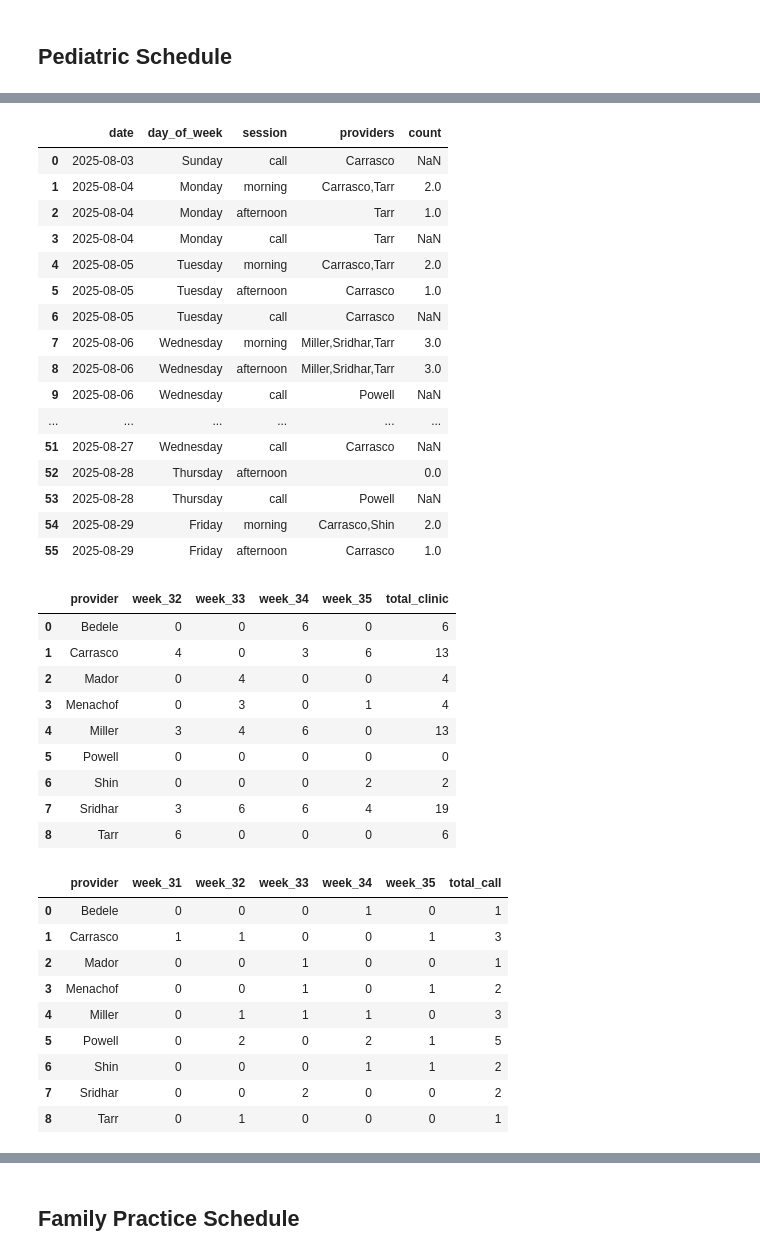
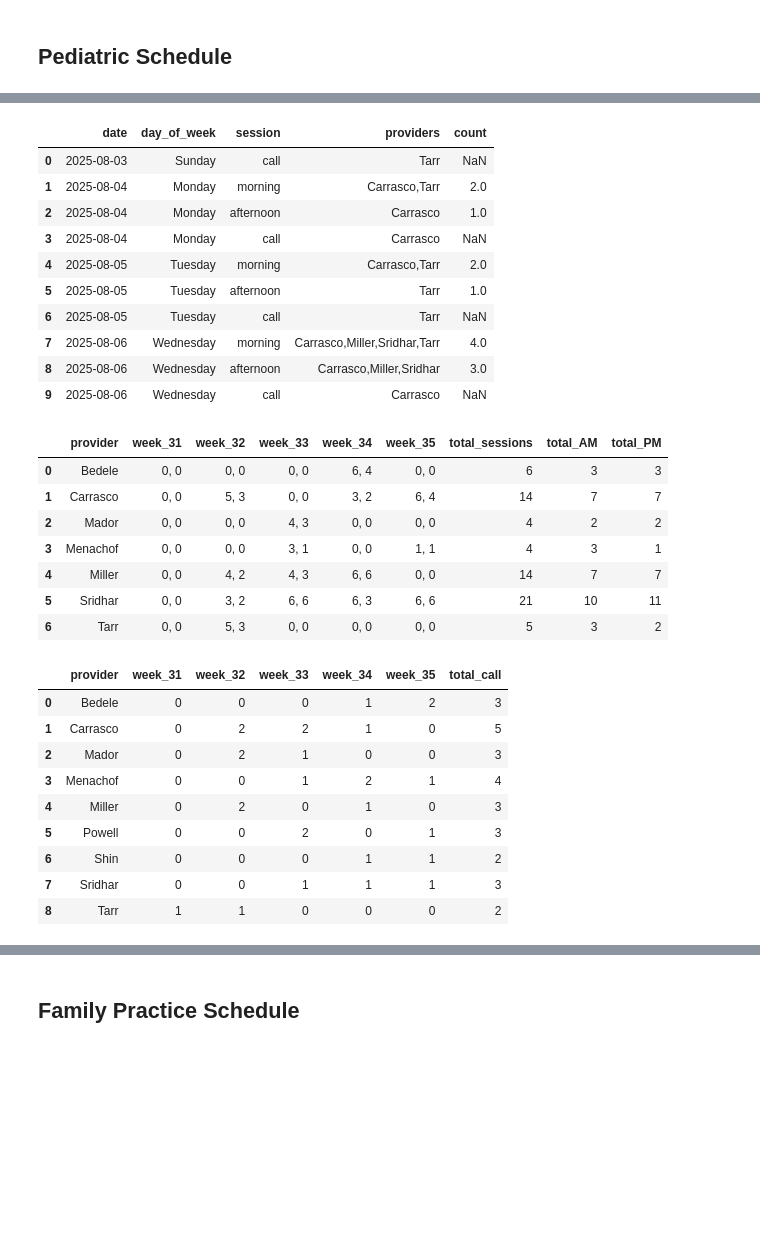
Before and after one commit to xavier-orcutt/chinle-primarycare-scheduler, a Jupyter notebook: notebooks/august_schedule.ipynb, the cells around one changed output, grey strips where cells are left out. Saved outputs shown, nothing was run; the diff lists cells and outputs as text; code cells hidden in the pictures; blank space fills up the shorter version.

```diff
--- a/notebooks/august_schedule.ipynb
+++ b/notebooks/august_schedule.ipynb
@@ -115,7 +115,7 @@ schedule_df, provider_summary_df, call_summary_df, solution_status = create_peds
     leave_requests_path = '../data/leave_requests.csv',
     inpatient_path = '../data/inpatient.csv',
     start_date = date(2025, 8, 3),
-    end_date = date(2025, 8, 29),
+    end_date = date(2025, 8, 30),
     min_staffing_search = True,
     initial_min_providers = 4,
     random_seed = 42
@@ -139,52 +139,44 @@ schedule_df, provider_summary_df, call_summary_df, solution_status = create_peds
 # %%
 schedule_df.to_csv('../output/august/pediatrics/schedule_df.csv', index = False)
-schedule_df
+schedule_df.head(10)
 # %% [output]
 |  | date | day_of_week | session | providers | count |
-| 0 | 2025-08-03 | Sunday | call | Carrasco | NaN |
+| 0 | 2025-08-03 | Sunday | call | Tarr | NaN |
 | 1 | 2025-08-04 | Monday | morning | Carrasco,Tarr | 2.0 |
-| 2 | 2025-08-04 | Monday | afternoon | Tarr | 1.0 |
-| 3 | 2025-08-04 | Monday | call | Tarr | NaN |
+| 2 | 2025-08-04 | Monday | afternoon | Carrasco | 1.0 |
+| 3 | 2025-08-04 | Monday | call | Carrasco | NaN |
 | 4 | 2025-08-05 | Tuesday | morning | Carrasco,Tarr | 2.0 |
-| 5 | 2025-08-05 | Tuesday | afternoon | Carrasco | 1.0 |
-| 6 | 2025-08-05 | Tuesday | call | Carrasco | NaN |
-| 7 | 2025-08-06 | Wednesday | morning | Miller,Sridhar,Tarr | 3.0 |
-| 8 | 2025-08-06 | Wednesday | afternoon | Miller,Sridhar,Tarr | 3.0 |
-| 9 | 2025-08-06 | Wednesday | call | Powell | NaN |
-| ... | ... | ... | ... | ... | ... |
-| 51 | 2025-08-27 | Wednesday | call | Carrasco | NaN |
-| 52 | 2025-08-28 | Thursday | afternoon |  | 0.0 |
-| 53 | 2025-08-28 | Thursday | call | Powell | NaN |
-| 54 | 2025-08-29 | Friday | morning | Carrasco,Shin | 2.0 |
-| 55 | 2025-08-29 | Friday | afternoon | Carrasco | 1.0 |
+| 5 | 2025-08-05 | Tuesday | afternoon | Tarr | 1.0 |
+| 6 | 2025-08-05 | Tuesday | call | Tarr | NaN |
+| 7 | 2025-08-06 | Wednesday | morning | Carrasco,Miller,Sridhar,Tarr | 4.0 |
+| 8 | 2025-08-06 | Wednesday | afternoon | Carrasco,Miller,Sridhar | 3.0 |
+| 9 | 2025-08-06 | Wednesday | call | Carrasco | NaN |
 # %%
 provider_summary_df.to_csv('../output/august/pediatrics/provider_summary_df.csv', index = False)
 provider_summary_df
 # %% [output]
-|  | provider | week_32 | week_33 | week_34 | week_35 | total_clinic |
-| 0 | Bedele | 0 | 0 | 6 | 0 | 6 |
-| 1 | Carrasco | 4 | 0 | 3 | 6 | 13 |
-| 2 | Mador | 0 | 4 | 0 | 0 | 4 |
-| 3 | Menachof | 0 | 3 | 0 | 1 | 4 |
-| 4 | Miller | 3 | 4 | 6 | 0 | 13 |
-| 5 | Powell | 0 | 0 | 0 | 0 | 0 |
-| 6 | Shin | 0 | 0 | 0 | 2 | 2 |
-| 7 | Sridhar | 3 | 6 | 6 | 4 | 19 |
-| 8 | Tarr | 6 | 0 | 0 | 0 | 6 |
+|  | provider | week_31 | week_32 | week_33 | week_34 | week_35 | total_sessions | total_AM | total_PM |
+| 0 | Bedele | 0, 0 | 0, 0 | 0, 0 | 6, 4 | 0, 0 | 6 | 3 | 3 |
+| 1 | Carrasco | 0, 0 | 5, 3 | 0, 0 | 3, 2 | 6, 4 | 14 | 7 | 7 |
+| 2 | Mador | 0, 0 | 0, 0 | 4, 3 | 0, 0 | 0, 0 | 4 | 2 | 2 |
+| 3 | Menachof | 0, 0 | 0, 0 | 3, 1 | 0, 0 | 1, 1 | 4 | 3 | 1 |
+| 4 | Miller | 0, 0 | 4, 2 | 4, 3 | 6, 6 | 0, 0 | 14 | 7 | 7 |
+| 5 | Sridhar | 0, 0 | 3, 2 | 6, 6 | 6, 3 | 6, 6 | 21 | 10 | 11 |
+| 6 | Tarr | 0, 0 | 5, 3 | 0, 0 | 0, 0 | 0, 0 | 5 | 3 | 2 |
 # %%
 call_summary_df.to_csv('../output/august/pediatrics/call_summary_df.csv', index = False)
 call_summary_df
 # %% [output]
 |  | provider | week_31 | week_32 | week_33 | week_34 | week_35 | total_call |
-| 0 | Bedele | 0 | 0 | 0 | 1 | 0 | 1 |
-| 1 | Carrasco | 1 | 1 | 0 | 0 | 1 | 3 |
-| 2 | Mador | 0 | 0 | 1 | 0 | 0 | 1 |
-| 3 | Menachof | 0 | 0 | 1 | 0 | 1 | 2 |
-| 4 | Miller | 0 | 1 | 1 | 1 | 0 | 3 |
-| 5 | Powell | 0 | 2 | 0 | 2 | 1 | 5 |
+| 0 | Bedele | 0 | 0 | 0 | 1 | 2 | 3 |
+| 1 | Carrasco | 0 | 2 | 2 | 1 | 0 | 5 |
+| 2 | Mador | 0 | 2 | 1 | 0 | 0 | 3 |
+| 3 | Menachof | 0 | 0 | 1 | 2 | 1 | 4 |
+| 4 | Miller | 0 | 2 | 0 | 1 | 0 | 3 |
+| 5 | Powell | 0 | 0 | 2 | 0 | 1 | 3 |
 | 6 | Shin | 0 | 0 | 0 | 1 | 1 | 2 |
-| 7 | Sridhar | 0 | 0 | 2 | 0 | 0 | 2 |
-| 8 | Tarr | 0 | 1 | 0 | 0 | 0 | 1 |
+| 7 | Sridhar | 0 | 0 | 1 | 1 | 1 | 3 |
+| 8 | Tarr | 1 | 1 | 0 | 0 | 0 | 2 |
 # %%
 solution_status
 # %% [output]
```
Also changed, not shown: parts of 11 cells of this notebook.
